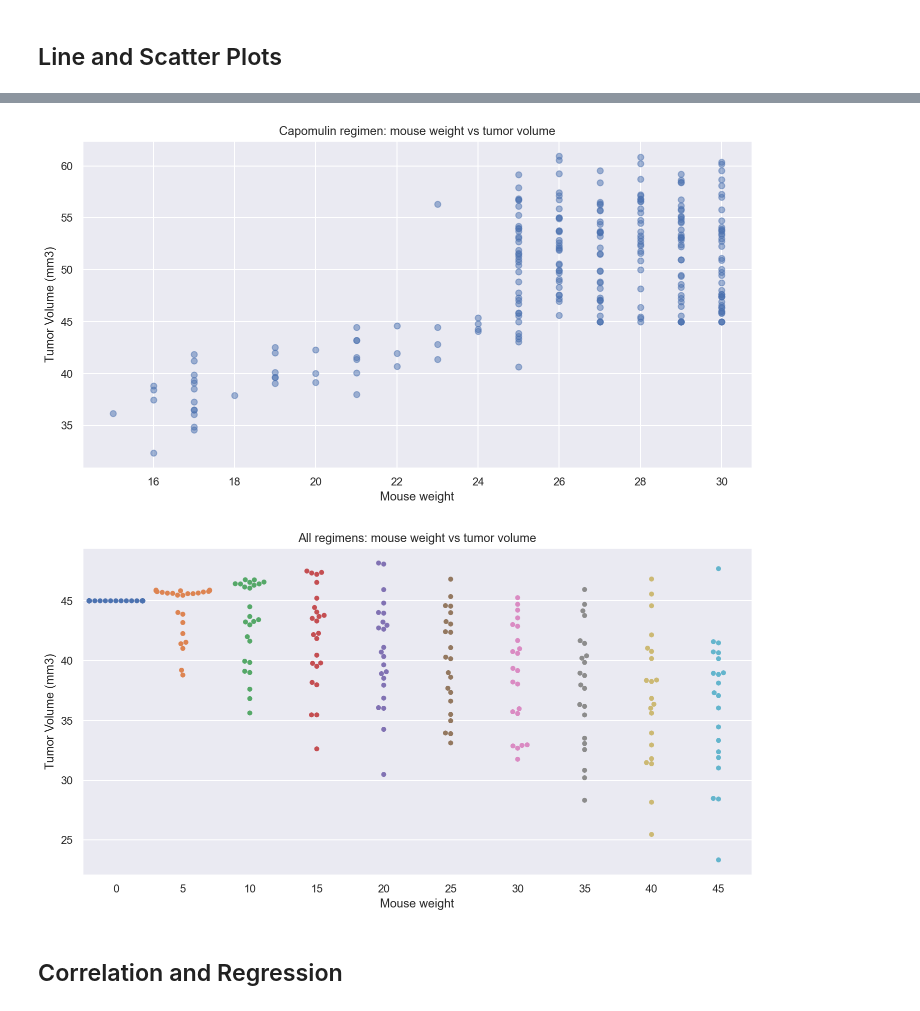
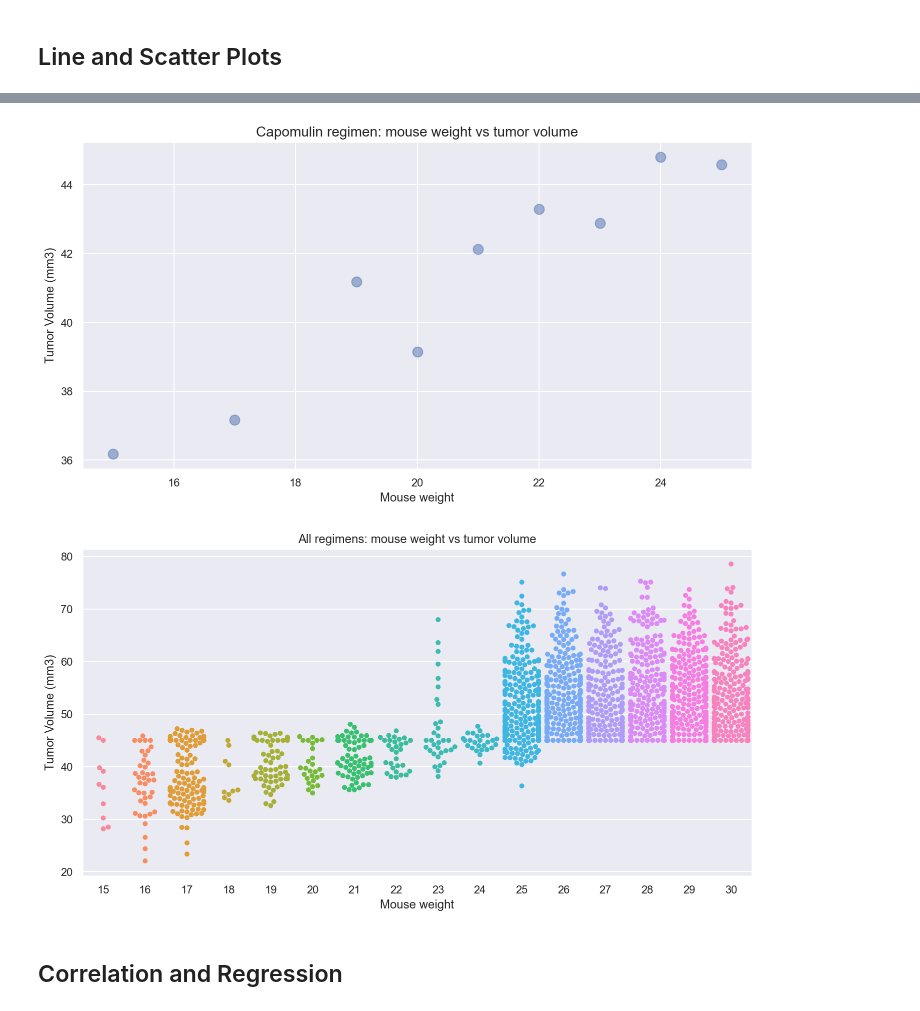
Before and after one commit to OlegRyzhkov2020/matplotlib-challenge, a Jupyter notebook: pymaceuticals_starter.ipynb, the cells around one changed output, grey strips where cells are left out. Cells and saved outputs as stored; diff of their text form; code cells hidden in the pictures.

```diff
--- a/pymaceuticals_starter.ipynb
+++ b/pymaceuticals_starter.ipynb
@@ -74 +86,4 @@ dtype: int64
+# %%
+# Create a clean DataFrame by dropping the duplicate mouse by its ID.
+mice_data.drop_duplicates(subset=['Mouse ID', 'Timepoint'], keep= 'first', inplace=True)
 # %%
@@ -342,21 +331,22 @@ _=plt.plot(x,y, marker='.', linestyle='dotted')
 # %%
 # Generate a scatter plot of mouse weight versus average tumor volume for the Capomulin regimen
-scatter_data = mice_data.groupby(mice_data.index)[['Weight (g)', 'Tumor Volume (mm3)']].mean()
-x_weight = scatter_data['Weight (g)']
-y_tumor = scatter_data['Tumor Volume (mm3)']
-_=plt.scatter(x_weight, y_tumor, alpha=0.5)
+scatter_data = capomulin_df.groupby(capomulin_df.index).mean()
+scatter_data = scatter_data.groupby('Weight (g)')['Tumor Volume (mm3)'].mean()
+x_weight = scatter_data.index
+y_tumor = scatter_data.values
+_=plt.scatter(x_weight, y_tumor, s=100, alpha=0.5)
 _=plt.xlabel('Mouse weight')
 _=plt.ylabel('Tumor Volume (mm3)')
-_=plt.title('Capomulin regimen: mouse weight vs tumor volume')
+_=plt.title('Capomulin regimen: mouse weight vs tumor volume', size=14)
 # %% [output]
-[figure, old version]
+[figure, new version]
 # %%
-_=sns.swarmplot(x, y, data=scatter_data)
+_=sns.swarmplot(weight, tumor, data=mice_data)
 _=plt.xlabel('Mouse weight')
 _=plt.ylabel('Tumor Volume (mm3)')
 _=plt.title('All regimens: mouse weight vs tumor volume')
 # %% [output]
-[figure, old version]
+[figure, new version]
 # %% [markdown]
 ## Correlation and Regression
 # %%
```
Also changed, not shown: parts of 26 cells of this notebook, 9 other files.
